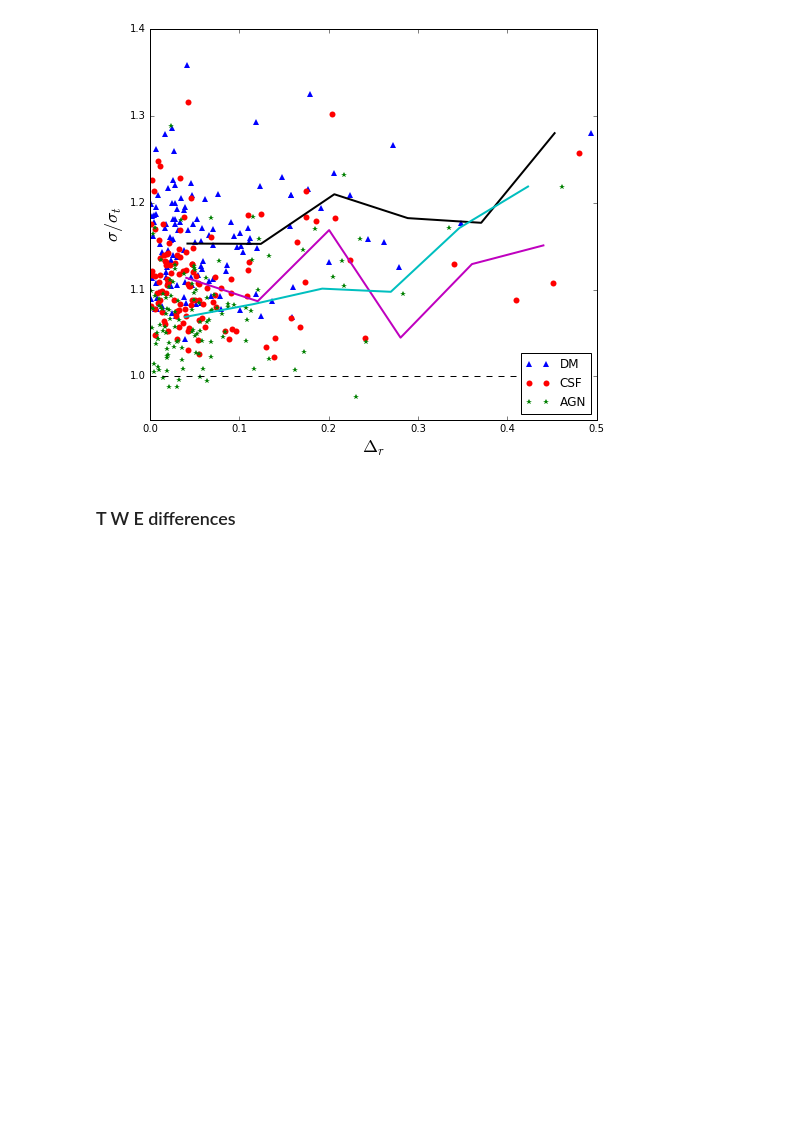
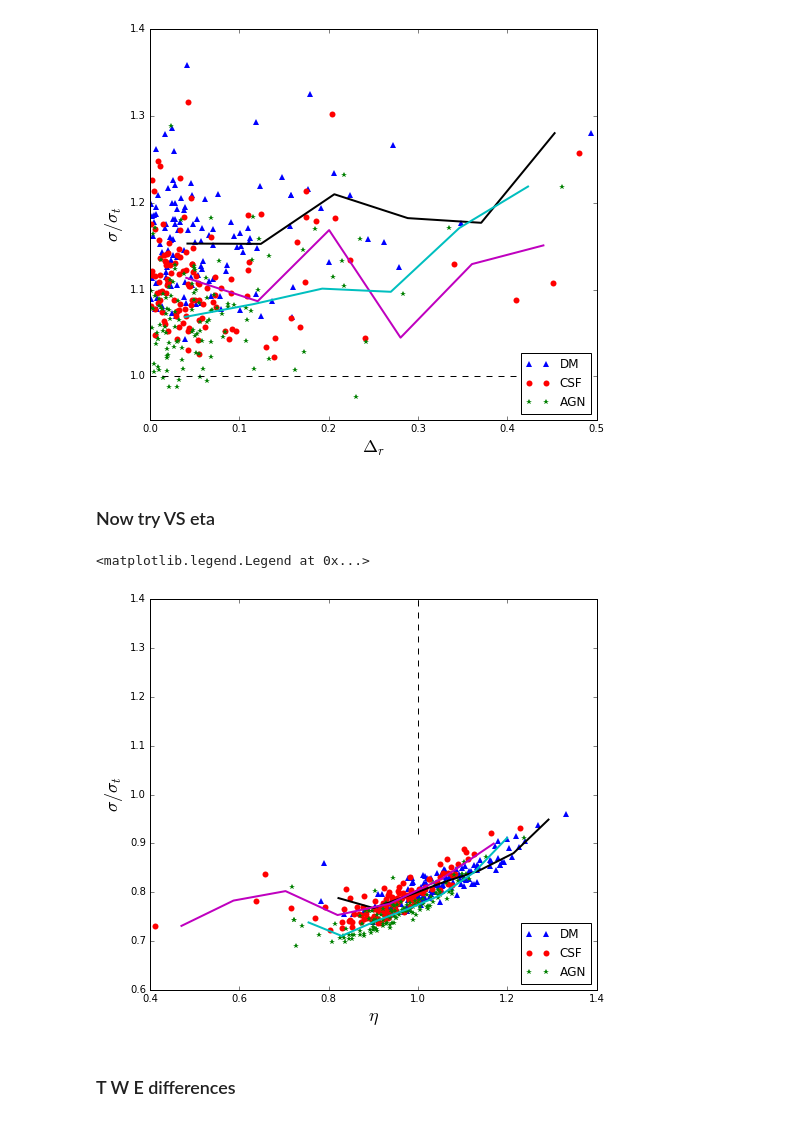
Before and after one commit to ilaudy/notebook, a Jupyter notebook: all-clusters.ipynb, the cells around one changed output. Cells and saved outputs as stored; diff of their text form; code cells hidden in the pictures; blank space fills up the shorter version.

```diff
--- a/all-clusters.ipynb
+++ b/all-clusters.ipynb
@@ -45,6 +45,28 @@ ax1.legend(loc=4,fontsize=12)
 # %% [output]
 <matplotlib.legend.Legend at 0x...>
 [figure]
+# %% [markdown]
+### Now try VS eta
+# %%
+f1,(ax1)=subplots(1,sharex='all')
+f1.set(figwidth=8,figheight=7)
+ax1.plot(et_dm, sg_dm,'b^',mec='none',label="DM")
+ax1.plot(et_cs, sg_cs,'ro',mec='none',label="CSF")
+ax1.plot(et_ag, sg_ag,'g*',mec='none',label="AGN")
+b_md, b_ed, b_nb = binned_statistic(et_dm,sg_dm, statistic='mean', bins=7)
+ax1.plot(0.5*(b_ed[1:]+b_ed[:-1]),b_md,'k-',lw=2)
+b_md, b_ed, b_nb = binned_statistic(et_cs,sg_cs, statistic='mean', bins=7)
+ax1.plot(0.5*(b_ed[1:]+b_ed[:-1]),b_md,'m-',lw=2)
+b_md, b_ed, b_nb = binned_statistic(et_ag,sg_ag, statistic='mean', bins=7)
+ax1.plot(0.5*(b_ed[1:]+b_ed[:-1]),b_md,'c-',lw=2)
+
+ax1.plot([1,1],[0.92,1.4],'k--')
+ax1.set_ylabel(r"$\sigma/\sigma_t$",fontsize=18)
+ax1.set_xlabel(r"$\eta$",fontsize=18)
+ax1.legend(loc=4,fontsize=12)
+# %% [output]
+<matplotlib.legend.Legend at 0x...>
+[figure, added]
 # %% [markdown]
 ### T W E differences
 # %%
```
Also changed, not shown: 2 other files.
